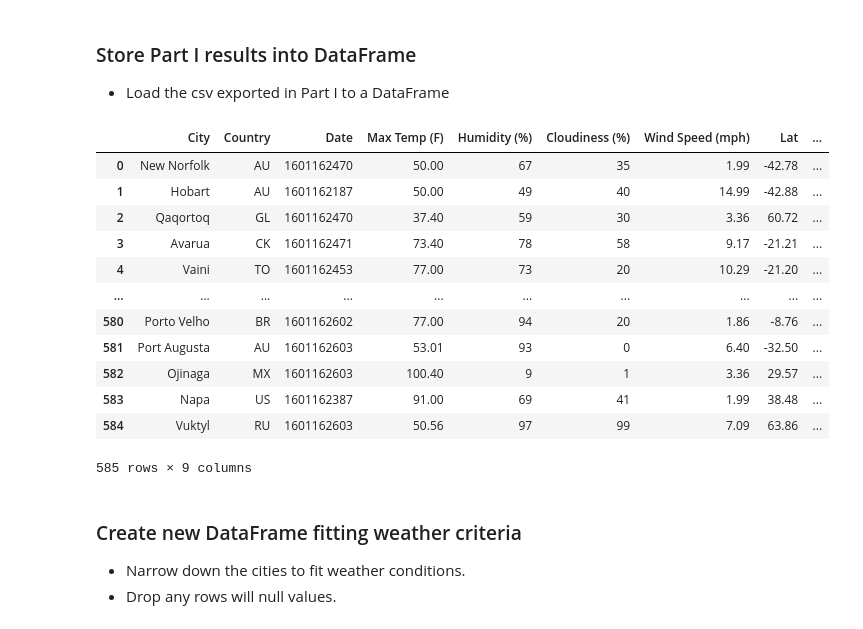
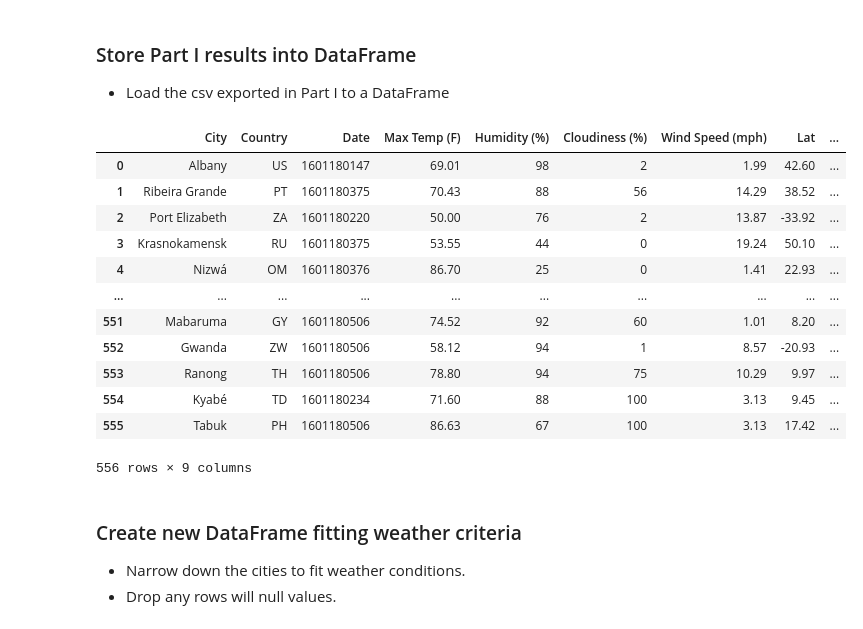
Before and after one commit to sabrinasaleh/python-api-challenge, a Jupyter notebook: VacationPy/VacationPy.ipynb, the cells around one changed output. Cells and saved outputs as stored; diff of their text form; code cells hidden in the pictures.

```diff
--- a/VacationPy/VacationPy.ipynb
+++ b/VacationPy/VacationPy.ipynb
@@ -15,22 +15,22 @@ import plotly.express as px
 ### Store Part I results into DataFrame
 * Load the csv exported in Part I to a DataFrame
 # %%
-weather_df = pd.read_csv("../Output_Data/cities.csv")
+weather_df = pd.read_csv("../Output_Data/cities_weather.csv")
 weather_df
 # %% [output]
 |  | City | Country | Date | Max Temp (F) | Humidity (%) | Cloudiness (%) | Wind Speed (mph) | Lat | ... |
-| 0 | New Norfolk | AU | 1601162470 | 50.00 | 67 | 35 | 1.99 | -42.78 | ... |
-| 1 | Hobart | AU | 1601162187 | 50.00 | 49 | 40 | 14.99 | -42.88 | ... |
-| 2 | Qaqortoq | GL | 1601162470 | 37.40 | 59 | 30 | 3.36 | 60.72 | ... |
-| 3 | Avarua | CK | 1601162471 | 73.40 | 78 | 58 | 9.17 | -21.21 | ... |
-| 4 | Vaini | TO | 1601162453 | 77.00 | 73 | 20 | 10.29 | -21.20 | ... |
+| 0 | Albany | US | 1601180147 | 69.01 | 98 | 2 | 1.99 | 42.60 | ... |
+| 1 | Ribeira Grande | PT | 1601180375 | 70.43 | 88 | 56 | 14.29 | 38.52 | ... |
+| 2 | Port Elizabeth | ZA | 1601180220 | 50.00 | 76 | 2 | 13.87 | -33.92 | ... |
+| 3 | Krasnokamensk | RU | 1601180375 | 53.55 | 44 | 0 | 19.24 | 50.10 | ... |
+| 4 | Nizwá | OM | 1601180376 | 86.70 | 25 | 0 | 1.41 | 22.93 | ... |
 | ... | ... | ... | ... | ... | ... | ... | ... | ... | ... |
-| 580 | Porto Velho | BR | 1601162602 | 77.00 | 94 | 20 | 1.86 | -8.76 | ... |
-| 581 | Port Augusta | AU | 1601162603 | 53.01 | 93 | 0 | 6.40 | -32.50 | ... |
-| 582 | Ojinaga | MX | 1601162603 | 100.40 | 9 | 1 | 3.36 | 29.57 | ... |
-| 583 | Napa | US | 1601162387 | 91.00 | 69 | 41 | 1.99 | 38.48 | ... |
-| 584 | Vuktyl | RU | 1601162603 | 50.56 | 97 | 99 | 7.09 | 63.86 | ... |
+| 551 | Mabaruma | GY | 1601180506 | 74.52 | 92 | 60 | 1.01 | 8.20 | ... |
+| 552 | Gwanda | ZW | 1601180506 | 58.12 | 94 | 1 | 8.57 | -20.93 | ... |
+| 553 | Ranong | TH | 1601180506 | 78.80 | 94 | 75 | 10.29 | 9.97 | ... |
+| 554 | Kyabé | TD | 1601180234 | 71.60 | 88 | 100 | 3.13 | 9.45 | ... |
+| 555 | Tabuk | PH | 1601180506 | 86.63 | 67 | 100 | 3.13 | 17.42 | ... |
-585 rows × 9 columns
+556 rows × 9 columns
 # %% [markdown]
 ### Create new DataFrame fitting weather criteria
 * Narrow down the cities to fit weather conditions.
```
Also changed, not shown: parts of 5 cells of this notebook.
